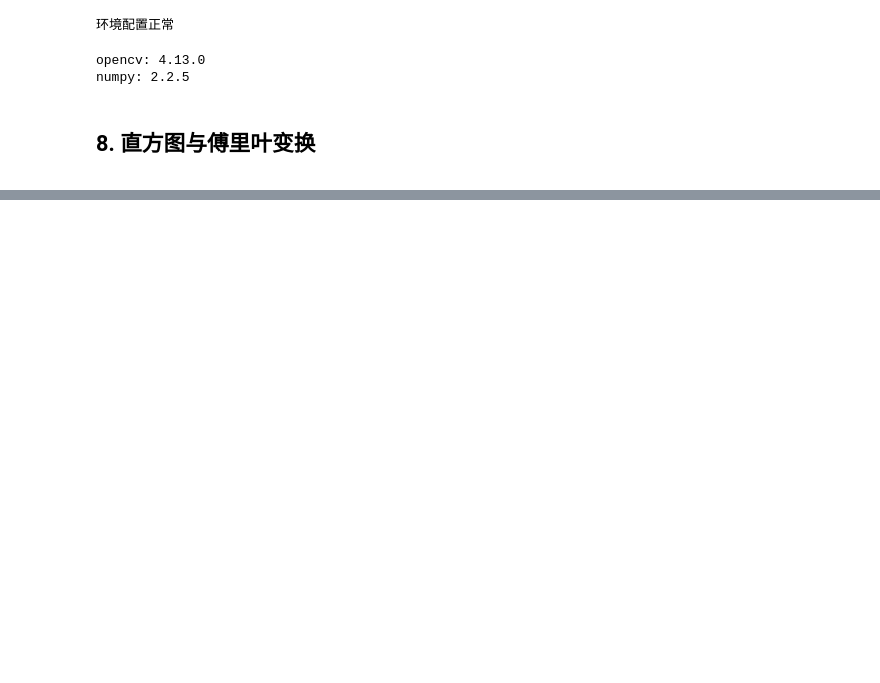
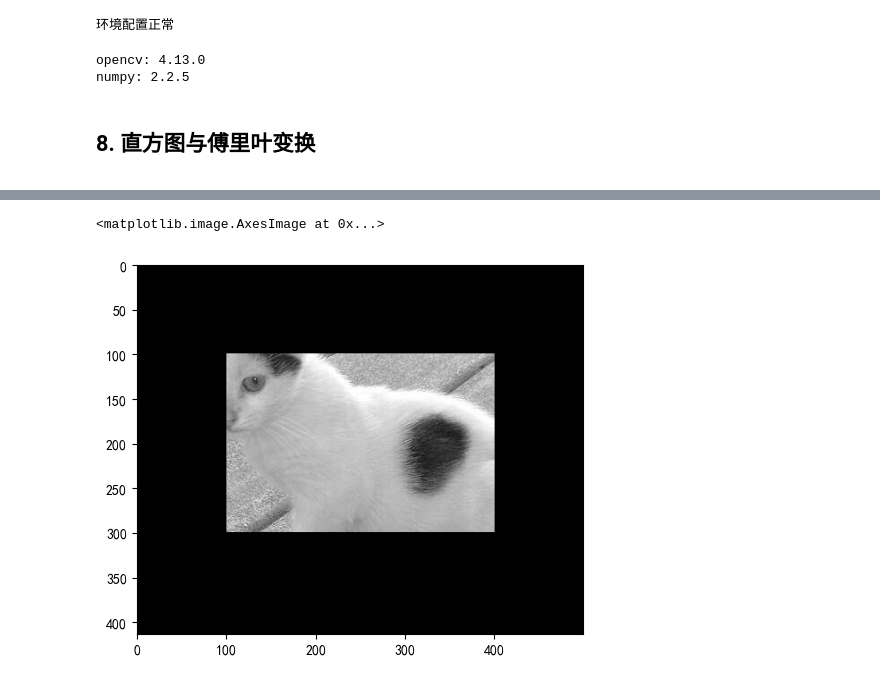
Before and after one commit to lxl-git05/Py_Study, a Jupyter notebook: Vison/Vison_Study/Basic/8-直方图与傅里叶变换.ipynb, the cells around one changed output, grey strips where cells are left out. Drawn from its saved outputs; the diff is of its cells as text; code cells hidden in the pictures; blank space fills up the shorter version.

```diff
--- a/Vison/Vison_Study/Basic/8-直方图与傅里叶变换.ipynb
+++ b/Vison/Vison_Study/Basic/8-直方图与傅里叶变换.ipynb
@@ -58,0 +99,7 @@ def img_show(img):
+# %%
+# 进行掩码截图
+mask_img = cv2.bitwise_and(img , img , mask=mask) # 与操作
+plt.imshow(mask_img , 'gray')
+# %% [output]
+<matplotlib.image.AxesImage at 0x...>
+[figure, added]
```
Also changed, not shown: parts of 12 cells of this notebook.
